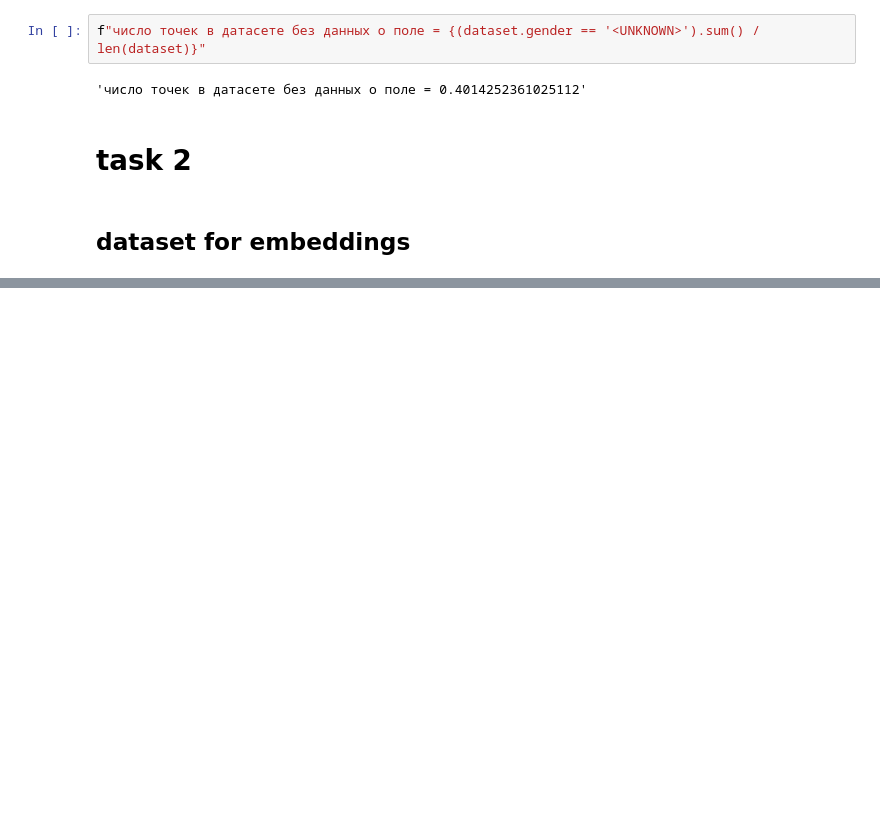
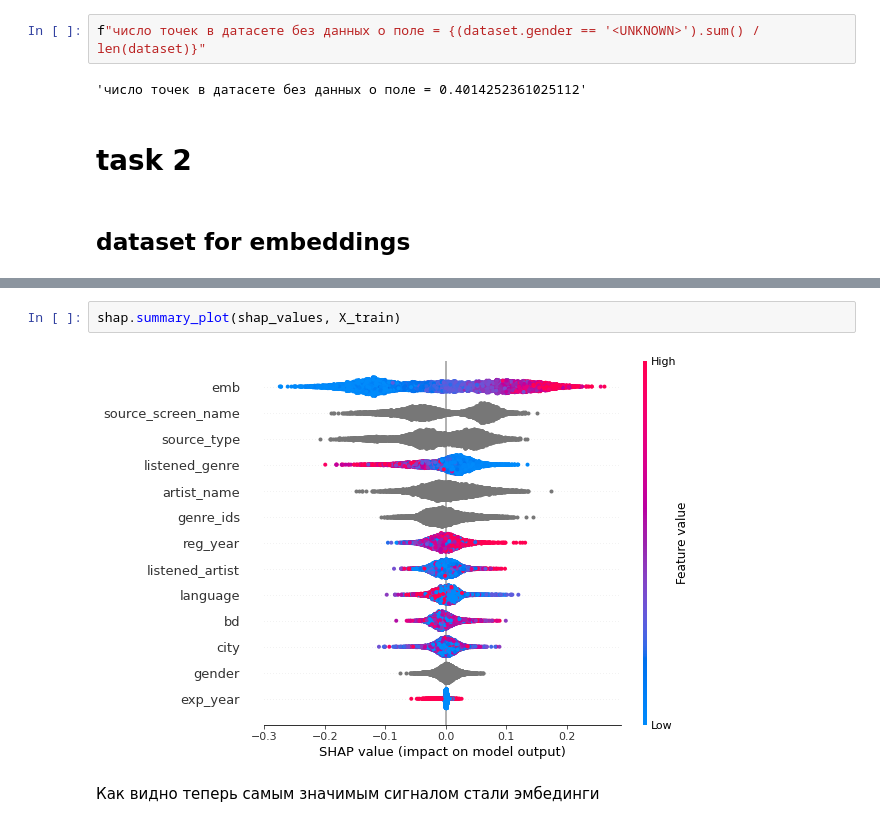
Before and after one commit to kraalfar/recsys, a Jupyter notebook: HW2.ipynb, the cells around one changed output, grey strips where cells are left out. Saved outputs shown, nothing was run; the diff lists cells and outputs as text; blank space fills up the shorter version.

```diff
--- a/HW2.ipynb
+++ b/HW2.ipynb
@@ -339,0 +394,6 @@ songs[songs.song_id.isin([id2song[i] for i in similars[0][1:]])]
+# %%
+shap.summary_plot(shap_values, X_train)
+# %% [output]
+[figure, added]
+# %% [markdown]
+Как видно теперь самым значимым сигналом стали эмбединги
```
Also changed, not shown: parts of 74 cells of this notebook.
